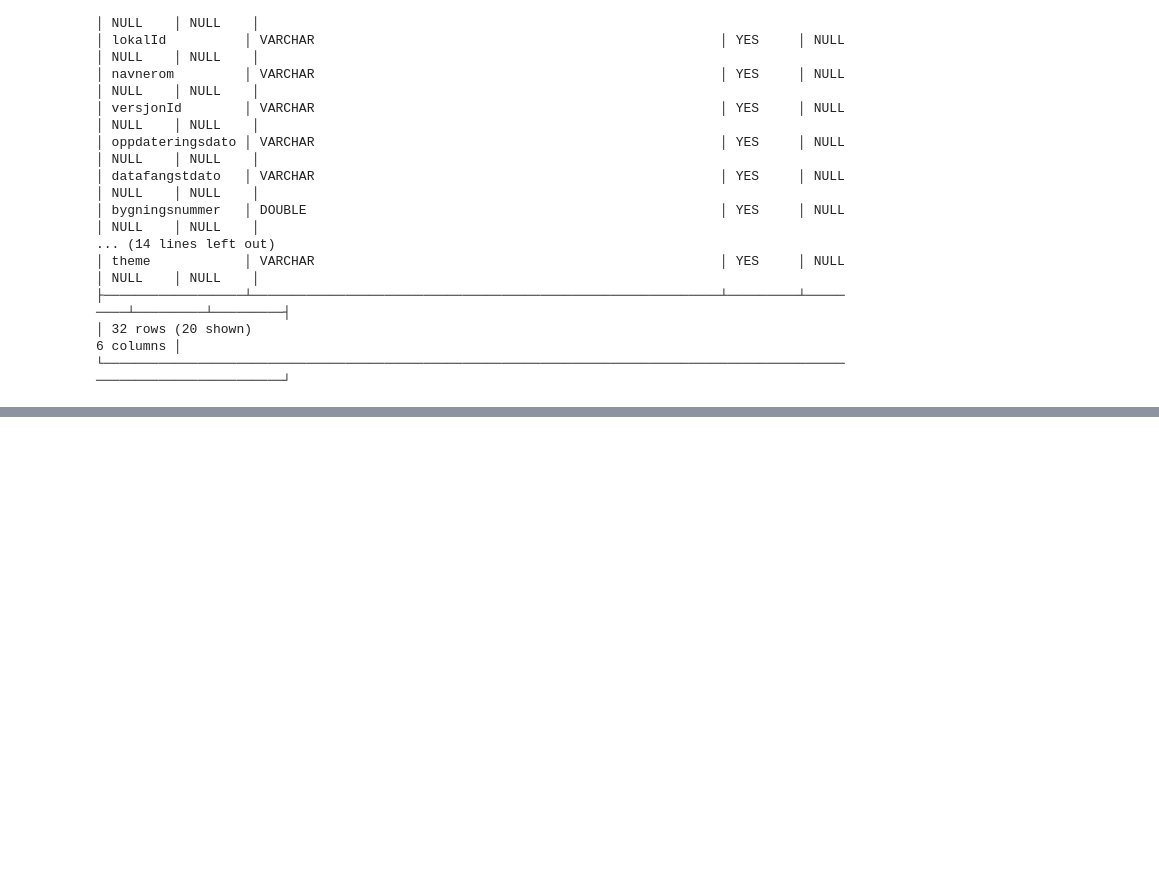
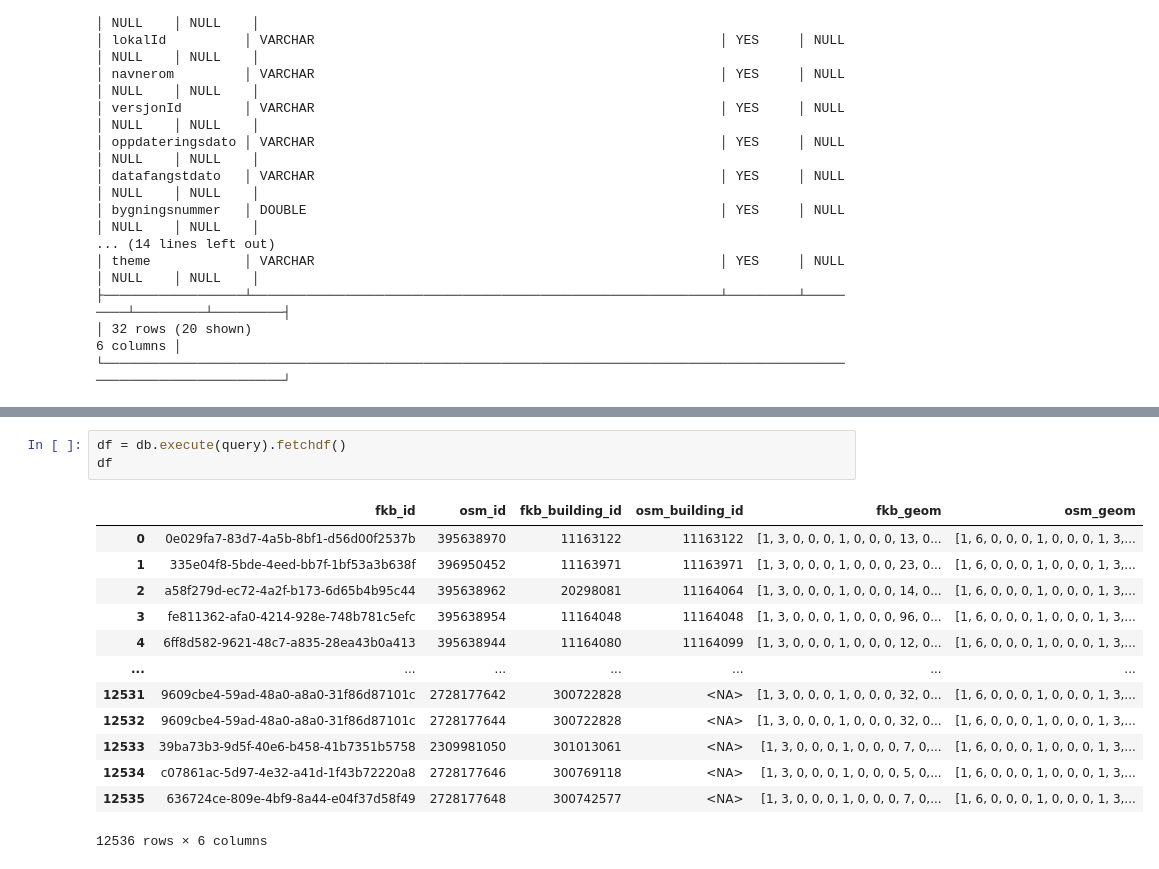
Before and after one commit to kartAI/doppa-data, a Jupyter notebook: src/presentation/notebooks/04-2-conflation-different-sources-search.ipynb, the cells around one changed output, grey strips where cells are left out. Cells and saved outputs as stored; diff of their text form; blank space fills up the shorter version.

```diff
--- a/src/presentation/notebooks/04-2-conflation-different-sources-search.ipynb
+++ b/src/presentation/notebooks/04-2-conflation-different-sources-search.ipynb
@@ -116,0 +354,17 @@ db.sql(f"SELECT * FROM '{fkb_release}' LIMIT 10").show()
+# %%
+df = db.execute(query).fetchdf()
+df
+# %% [output]
+|  | fkb_id | osm_id | fkb_building_id | osm_building_id | fkb_geom | osm_geom |
+| 0 | 0e029fa7-83d7-4a5b-8bf1-d56d00f2537b | 395638970 | 11163122 | 11163122 | [1, 3, 0, 0, 0, 1, 0, 0, 0, 13, 0... | [1, 6, 0, 0, 0, 1, 0, 0, 0, 1, 3,... |
+| 1 | 335e04f8-5bde-4eed-bb7f-1bf53a3b638f | 396950452 | 11163971 | 11163971 | [1, 3, 0, 0, 0, 1, 0, 0, 0, 23, 0... | [1, 6, 0, 0, 0, 1, 0, 0, 0, 1, 3,... |
+| 2 | a58f279d-ec72-4a2f-b173-6d65b4b95c44 | 395638962 | 20298081 | 11164064 | [1, 3, 0, 0, 0, 1, 0, 0, 0, 14, 0... | [1, 6, 0, 0, 0, 1, 0, 0, 0, 1, 3,... |
+| 3 | fe811362-afa0-4214-928e-748b781c5efc | 395638954 | 11164048 | 11164048 | [1, 3, 0, 0, 0, 1, 0, 0, 0, 96, 0... | [1, 6, 0, 0, 0, 1, 0, 0, 0, 1, 3,... |
+| 4 | 6ff8d582-9621-48c7-a835-28ea43b0a413 | 395638944 | 11164080 | 11164099 | [1, 3, 0, 0, 0, 1, 0, 0, 0, 12, 0... | [1, 6, 0, 0, 0, 1, 0, 0, 0, 1, 3,... |
+| ... | ... | ... | ... | ... | ... | ... |
+| 12531 | 9609cbe4-59ad-48a0-a8a0-31f86d87101c | 2728177642 | 300722828 | <NA> | [1, 3, 0, 0, 0, 1, 0, 0, 0, 32, 0... | [1, 6, 0, 0, 0, 1, 0, 0, 0, 1, 3,... |
+| 12532 | 9609cbe4-59ad-48a0-a8a0-31f86d87101c | 2728177644 | 300722828 | <NA> | [1, 3, 0, 0, 0, 1, 0, 0, 0, 32, 0... | [1, 6, 0, 0, 0, 1, 0, 0, 0, 1, 3,... |
+| 12533 | 39ba73b3-9d5f-40e6-b458-41b7351b5758 | 2309981050 | 301013061 | <NA> | [1, 3, 0, 0, 0, 1, 0, 0, 0, 7, 0,... | [1, 6, 0, 0, 0, 1, 0, 0, 0, 1, 3,... |
+| 12534 | c07861ac-5d97-4e32-a41d-1f43b72220a8 | 2728177646 | 300769118 | <NA> | [1, 3, 0, 0, 0, 1, 0, 0, 0, 5, 0,... | [1, 6, 0, 0, 0, 1, 0, 0, 0, 1, 3,... |
+| 12535 | 636724ce-809e-4bf9-8a44-e04f37d58f49 | 2728177648 | 300742577 | <NA> | [1, 3, 0, 0, 0, 1, 0, 0, 0, 7, 0,... | [1, 6, 0, 0, 0, 1, 0, 0, 0, 1, 3,... |
+12536 rows × 6 columns
```
Also changed, not shown: parts of 35 cells of this notebook.
